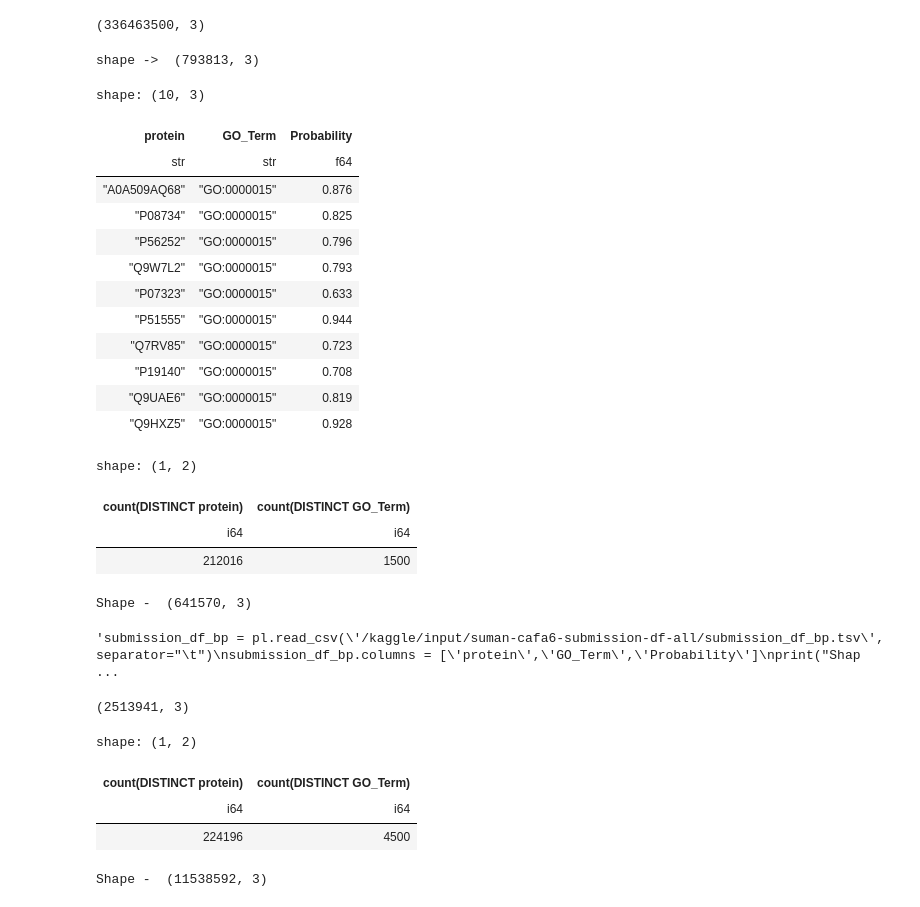
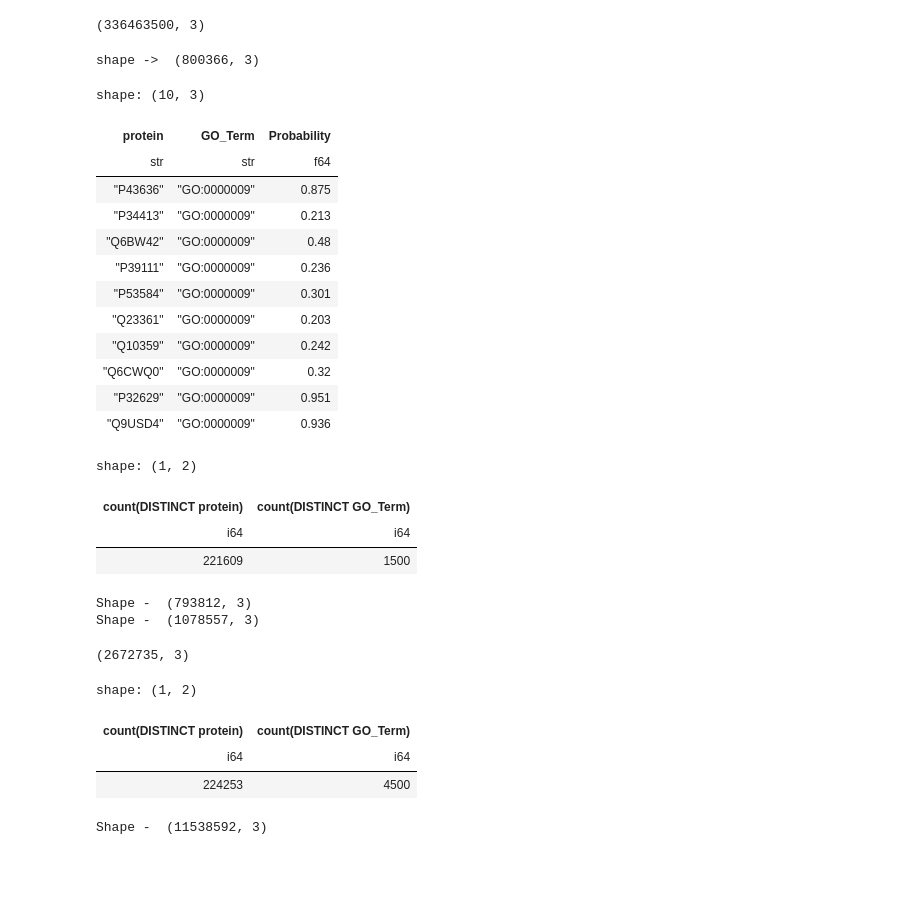
Before and after one commit to sumaniitm/cafa-6-protein-function-prediction-kaggle, a Jupyter notebook: cafa6-baseline-and-feature-engineering.ipynb, the cells around one changed output. Drawn from its saved outputs; the diff is of its cells as text; code cells hidden in the pictures; blank space fills up the shorter version.

```diff
--- a/cafa6-baseline-and-feature-engineering.ipynb
+++ b/cafa6-baseline-and-feature-engineering.ipynb
@@ -416,13 +416,13 @@ from sklearn.preprocessing import StandardScaler
 scaler = StandardScaler()
 # %%
 # 1. Convert the embedding column to a 2D NumPy array
-train_embeddings_matrix = np.vstack(x_train_main_cc["protein_embedding"].to_list())
+train_embeddings_matrix = np.vstack(x_train_main_mf["protein_embedding"].to_list())
 
 # 2. Apply Standardization (Mean=0, Std=1)
 train_standardized_embeddings = scaler.fit_transform(train_embeddings_matrix)
 
 # 3. Replace the old column in the Polars DataFrame
-x_train_main_cc = x_train_main_cc.with_columns(
+x_train_main_mf = x_train_main_mf.with_columns(
     pl.Series("protein_embedding", train_standardized_embeddings.tolist())
 )
 # %%
@@ -887,8 +863,8 @@ df_test_features.columns
 submission_embeds = pl.Series(df_test_features.select(pl.col('embedding_arrays'))).to_list()
 # %%
 pos_dict = {}
-for i in range(len(label_cols_cc)):
-    pos_dict[i] = label_cols_cc[i]
+for i in range(len(label_cols_mf)):
+    pos_dict[i] = label_cols_mf[i]
 
 print(pos_dict[0])
 # %% [output]
@@ -967,5 +943,5 @@ I0000 00:00:1769851895.944671    1278 tpu_compilation_cache_interface.cc:541] Af
 # %%
 all_predictions[0]
 # %%
-semi_final_df_cc = pl.DataFrame(all_predictions)
+semi_final_df_mf = pl.DataFrame(all_predictions)
 # %%
@@ -973,7 +949,7 @@ semi_final_df_cc.shape
 # %% [output]
 (224309, 1501)
 # %%
-df_long = semi_final_df_cc.melt(
+df_long = semi_final_df_mf.melt(
     id_vars=["protein"],
     variable_name="GO_Term",
     value_name="Probability"
@@ -992,30 +968,30 @@ df_long.shape
 (336463500, 3)
 # %%
 threshold = 0.20000
-submission_df_cc = df_long.filter(pl.col("Probability") > threshold)
-print("shape -> ",submission_df_cc.shape)
-submission_df_cc.head(10)
+submission_df_mf = df_long.filter(pl.col("Probability") > threshold)
+print("shape -> ",submission_df_mf.shape)
+submission_df_mf.head(10)
 # %% [output]
-shape ->  (793813, 3)
+shape ->  (800366, 3)
 shape: (10, 3)
 | protein | GO_Term | Probability |
 | str | str | f64 |
-| "A0A509AQ68" | "GO:0000015" | 0.876 |
-| "P08734" | "GO:0000015" | 0.825 |
-| "P56252" | "GO:0000015" | 0.796 |
-| "Q9W7L2" | "GO:0000015" | 0.793 |
-| "P07323" | "GO:0000015" | 0.633 |
-| "P51555" | "GO:0000015" | 0.944 |
-| "Q7RV85" | "GO:0000015" | 0.723 |
-| "P19140" | "GO:0000015" | 0.708 |
-| "Q9UAE6" | "GO:0000015" | 0.819 |
-| "Q9HXZ5" | "GO:0000015" | 0.928 |
+| "P43636" | "GO:0000009" | 0.875 |
+| "P34413" | "GO:0000009" | 0.213 |
+| "Q6BW42" | "GO:0000009" | 0.48 |
+| "P39111" | "GO:0000009" | 0.236 |
+| "P53584" | "GO:0000009" | 0.301 |
+| "Q23361" | "GO:0000009" | 0.203 |
+| "Q10359" | "GO:0000009" | 0.242 |
+| "Q6CWQ0" | "GO:0000009" | 0.32 |
+| "P32629" | "GO:0000009" | 0.951 |
+| "Q9USD4" | "GO:0000009" | 0.936 |
 # %%
-dd.sql("select count(distinct(protein)), count(distinct(GO_Term)) from submission_df_cc").pl()
+dd.sql("select count(distinct(protein)), count(distinct(GO_Term)) from submission_df_mf").pl()
 # %% [output]
 shape: (1, 2)
 | count(DISTINCT protein) | count(DISTINCT GO_Term) |
 | i64 | i64 |
-| 212016 | 1500 |
+| 221609 | 1500 |
 # %%
 #submission_df_bp.write_csv("submission_df_bp.tsv", separator="\t", include_header=False)
@@ -1024,30 +1000,30 @@ submission_df_cc.write_csv("submission_df_cc.tsv", separator="\t", include_heade
 # %%
-"""submission_df_cc = pl.read_csv('/kaggle/input/suman-cafa6-submission-df-all/submission_df_cc.tsv', separator="\t")
+submission_df_cc = pl.read_csv('/kaggle/input/suman-cafa6-submission-df-all/submission_df_cc.tsv', separator="\t")
 submission_df_cc.columns = ['protein','GO_Term','Probability']
-print("Shape - ", submission_df_cc.shape)"""
+print("Shape - ", submission_df_cc.shape)
 
-submission_df_mf = pl.read_csv('/kaggle/input/suman-cafa6-submission-df-all/submission_df_mf.tsv', separator="\t")
+"""submission_df_mf = pl.read_csv('/kaggle/input/suman-cafa6-submission-df-all/submission_df_mf.tsv', separator="\t")
 submission_df_mf.columns = ['protein','GO_Term','Probability']
-print("Shape - ", submission_df_mf.shape)
+print("Shape - ", submission_df_mf.shape)"""
 
-"""submission_df_bp = pl.read_csv('/kaggle/input/suman-cafa6-submission-df-all/submission_df_bp.tsv', separator="\t")
+submission_df_bp = pl.read_csv('/kaggle/input/suman-cafa6-submission-df-all/submission_df_bp.tsv', separator="\t")
 submission_df_bp.columns = ['protein','GO_Term','Probability']
-print("Shape - ", submission_df_bp.shape)"""
+print("Shape - ", submission_df_bp.shape)
 # %% [output]
-Shape -  (641570, 3)
+Shape -  (793812, 3)
+Shape -  (1078557, 3)
-'submission_df_bp = pl.read_csv(\'/kaggle/input/suman-cafa6-submission-df-all/submission_df_bp.tsv\', separator="\t")\nsubmission_df_bp.columns = [\'protein\',\'GO_Term\',\'Probability\']\nprint("Shap ...
 # %%
-submission_df = pl.concat([submission_df_mf, submission_df_bp, submission_df_cc])
-submission_df.shape
+submission_df_new = pl.concat([submission_df_mf, submission_df_bp, submission_df_cc])
+submission_df_new.shape
 # %% [output]
-(2513941, 3)
+(2672735, 3)
 # %%
-dd.sql("select count(distinct(protein)), count(distinct(GO_Term)) from submission_df").pl()
+dd.sql("select count(distinct(protein)), count(distinct(GO_Term)) from submission_df_new").pl()
 # %% [output]
 shape: (1, 2)
 | count(DISTINCT protein) | count(DISTINCT GO_Term) |
 | i64 | i64 |
-| 224196 | 4500 |
+| 224253 | 4500 |
 # %%
 submission_df_0_208 = pl.read_csv('/kaggle/input/cafa-submission-suman/submission_0_208.tsv', separator="\t")
 submission_df_0_208.columns = ['protein','GO_Term','Probability']
```
Also changed, not shown: parts of 22 cells of this notebook.
